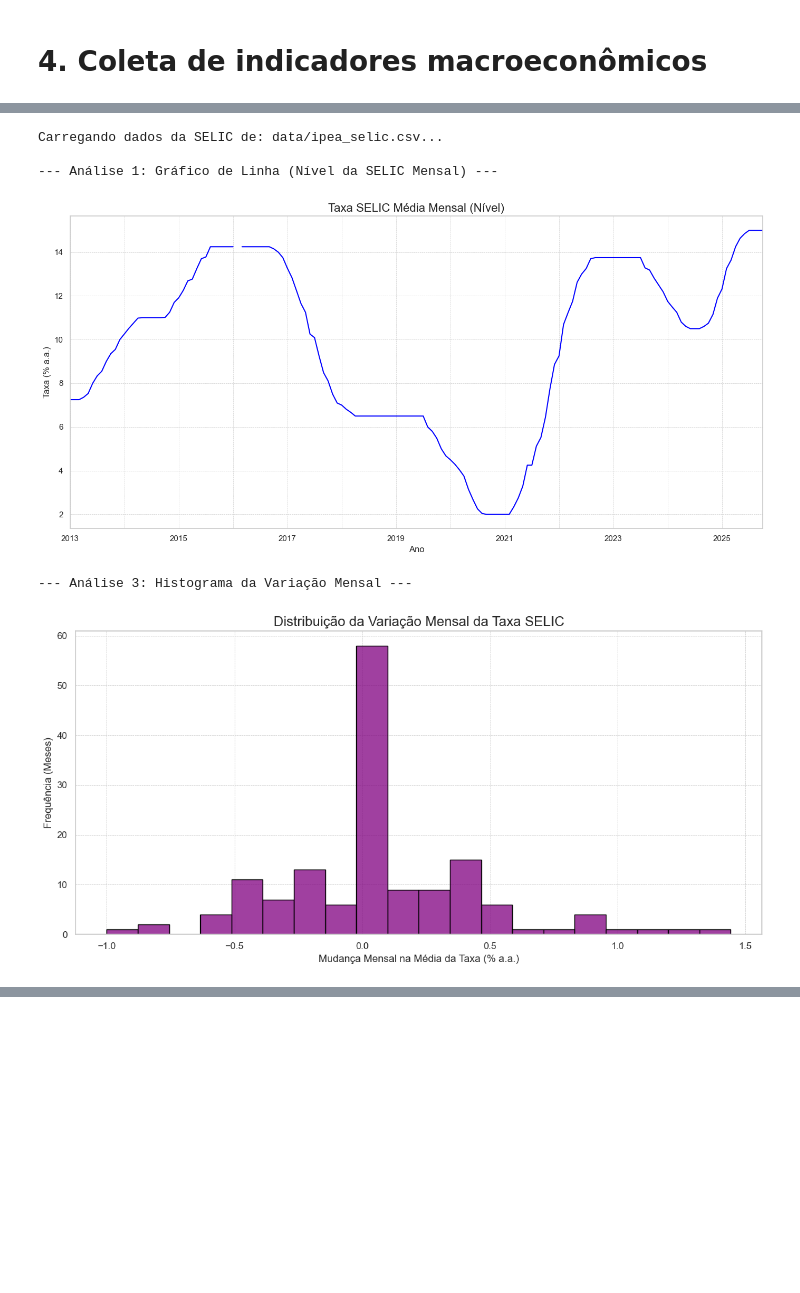
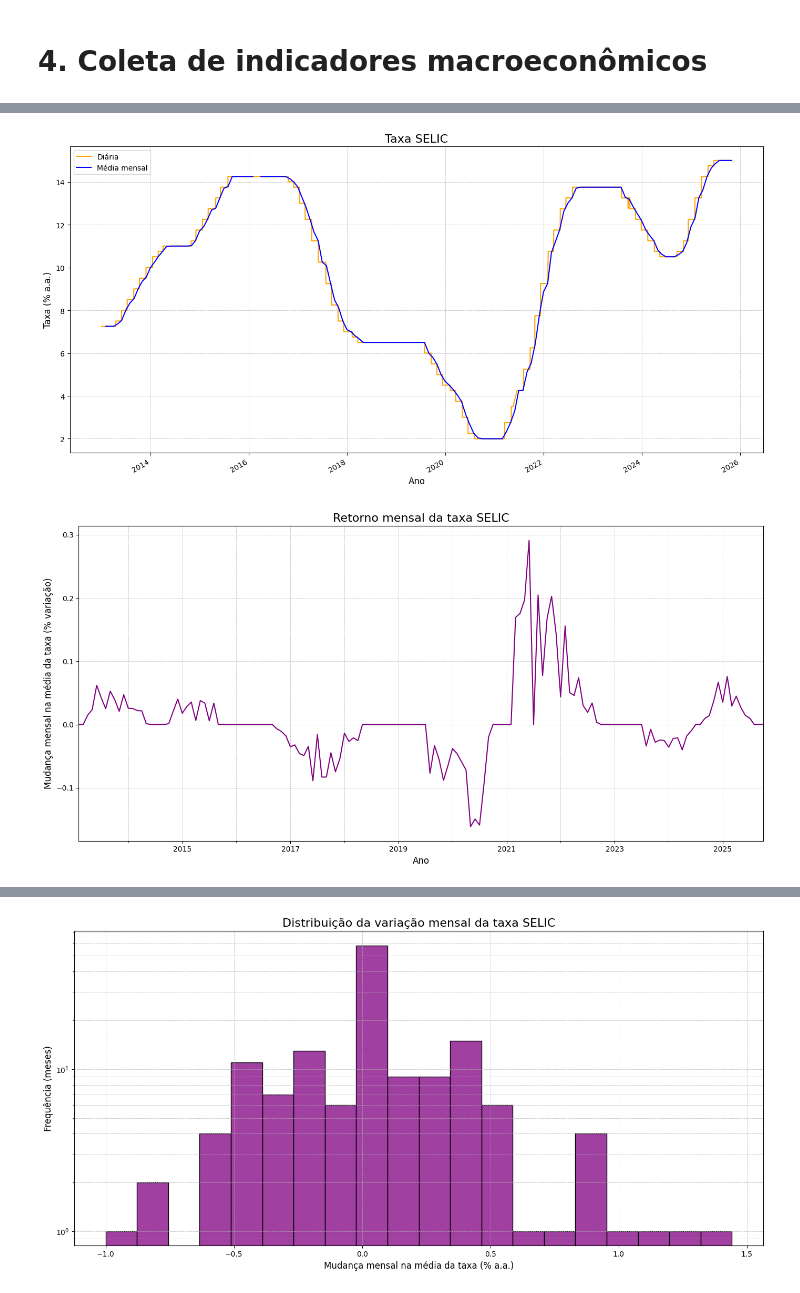
Before and after one commit to lucasaugs/b3-pattern-recon, a Jupyter notebook: characterization.ipynb, the cells around one changed output, grey strips where cells are left out. Cells and saved outputs as stored; diff of their text form; code cells hidden in the pictures; blank space fills up the shorter version.

Commit message:
Data collection and characterization

```diff
--- a/characterization.ipynb
+++ b/characterization.ipynb
@@ -562,7 +562,7 @@ plt.show()
 # %% [markdown]
 # 4. Coleta de indicadores macroeconômicos
 # %%
-for indicator in ["icb_br", "ipea_camb", "ipea_selic", "ipea_ipca", "ipea_exp_ipca"]:
+for indicator in ["ibc_br", "ipea_camb", "ipea_selic", "ipea_ipca", "ipea_exp_ipca"]:
     print(f"Indicador: {indicator}")
     df = pd.read_csv(f"data/{indicator}.csv")
     display(df.info())
@@ -643,3 +643,8 @@ Data columns (total 6 columns):
 dtypes: float64(1), int64(3), object(2)
 memory usage: 7.3+ KB
 None
+# %%
+def load_macro_data(filepath: str) -> pd.DataFrame:
+    df = pd.read_csv(filepath)
+    df["DATE"] = pd.to_datetime(df["DATE"], utc=True)
+    return df.set_index("DATE").sort_index()
@@ -646,63 +653,56 @@ None
 # %%
-import pandas as pd
-import matplotlib.pyplot as plt
-import seaborn as sns
-
-sns.set_theme(style="whitegrid")
-
-df_selic = pd.read_csv("data/ipea_selic.csv")
-
-df_selic["DATE"] = pd.to_datetime(df_selic["DATE"], utc=True)
-
-df_selic = df_selic.set_index("DATE").sort_index()
+df_selic = load_macro_data("data/ipea_selic.csv")
 
 df_selic_daily = df_selic["VALUE"]
-df_selic_daily.name = "SELIC_Diaria"
+df_selic_daily.name = "selic_daily"
 
-selic_mensal = df_selic_daily.resample("ME").mean()
-selic_mensal.name = "SELIC_Media_Mensal"
+selic_monthly = df_selic_daily.resample("ME").mean()
+selic_monthly.name = "selic_monthly"
 
 plt.figure(figsize=(14, 7))
-selic_mensal.plot(color="blue")
-plt.title("Taxa SELIC média mensal (Nível)", fontsize=16)
+df_selic_daily.plot(color="orange")
+selic_monthly.plot(color="blue")
+plt.title("Taxa SELIC", fontsize=16)
+plt.legend(["Diária", "Média mensal"])
 plt.xlabel("Ano", fontsize=12)
 plt.ylabel("Taxa (% a.a.)", fontsize=12)
 plt.grid(True, which="both", linestyle="--", linewidth=0.5)
 plt.tight_layout()
 plt.show()
 
-# --- Análise 2: Variação Mensal (Mudança na Taxa) ---
-selic_variacao = selic_mensal.diff().dropna()
-selic_variacao.name = "SELIC_Variacao_Mensal"
+selic_var = selic_monthly.diff().dropna()
+selic_var.name = "selic_var_monthly"
 
-print("\n--- Análise 3: Histograma da Variação Mensal ---")
+selic_var_returns = selic_monthly.pct_change().dropna()
+selic_var_returns.name = "selic_var_monthly_returns"
 
-min_val = selic_variacao.min()
-max_val = selic_variacao.max()
+plt.figure(figsize=(14, 7))
+selic_var_returns.plot(color="purple")
+plt.title("Retorno mensal da taxa SELIC", fontsize=16)
+plt.xlabel("Ano", fontsize=12)
+plt.ylabel("Mudança mensal na média da taxa (% variação)", fontsize=12)
+plt.grid(True, which="both", linestyle="--", linewidth=0.5)
+plt.tight_layout()
+plt.show()
+
+min_val = selic_var.min()
+max_val = selic_var.max()
 if pd.notna(min_val) and pd.notna(max_val):
-    # Arredondar para o 0.125 mais próximo para os bins
     bins = int((max_val - min_val) / 0.125) + 1
     if bins < 5 or bins > 100:
-        bins = 30  # Fallback
+        bins = 30
 else:
     bins = 30
 
-plt.figure(figsize=(12, 6))
-sns.histplot(selic_variacao, bins=bins, kde=False, color="purple", edgecolor="black")
-plt.title("Distribuição da Variação Mensal da Taxa SELIC", fontsize=16)
-plt.xlabel("Mudança Mensal na Média da Taxa (% a.a.)", fontsize=12)
-plt.ylabel("Frequência (Meses)", fontsize=12)
+plt.figure(figsize=(14, 7))
+sns.histplot(selic_var, bins=bins, kde=False, color="purple", edgecolor="black")
+plt.title("Distribuição da variação mensal da taxa SELIC", fontsize=16)
+plt.xlabel("Mudança mensal na média da taxa (% a.a.)", fontsize=12)
+plt.ylabel("Frequência (meses)", fontsize=12)
+plt.yscale("log")
 plt.grid(True, which="both", linestyle="--", linewidth=0.5)
 plt.tight_layout()
-plt.savefig("selic_variacao_histograma.png", dpi=300)
 plt.show()
-
-print("\n--- Descrição Estatística da Variação Mensal ---")
-print(selic_variacao.describe())
 # %% [output]
-Carregando dados da SELIC de: data/ipea_selic.csv...
-
---- Análise 1: Gráfico de Linha (Nível da SELIC Mensal) ---
-[figure, old version]
+[figure, new version]
---- Análise 3: Histograma da Variação Mensal ---
-[figure, old version]
+[figure, new version]
@@ -718,0 +709 @@ Name: SELIC_Variacao_Mensal, dtype: float64
+[figure, added]
```
Also changed, not shown: parts of 10 cells of this notebook, 7 other files.
